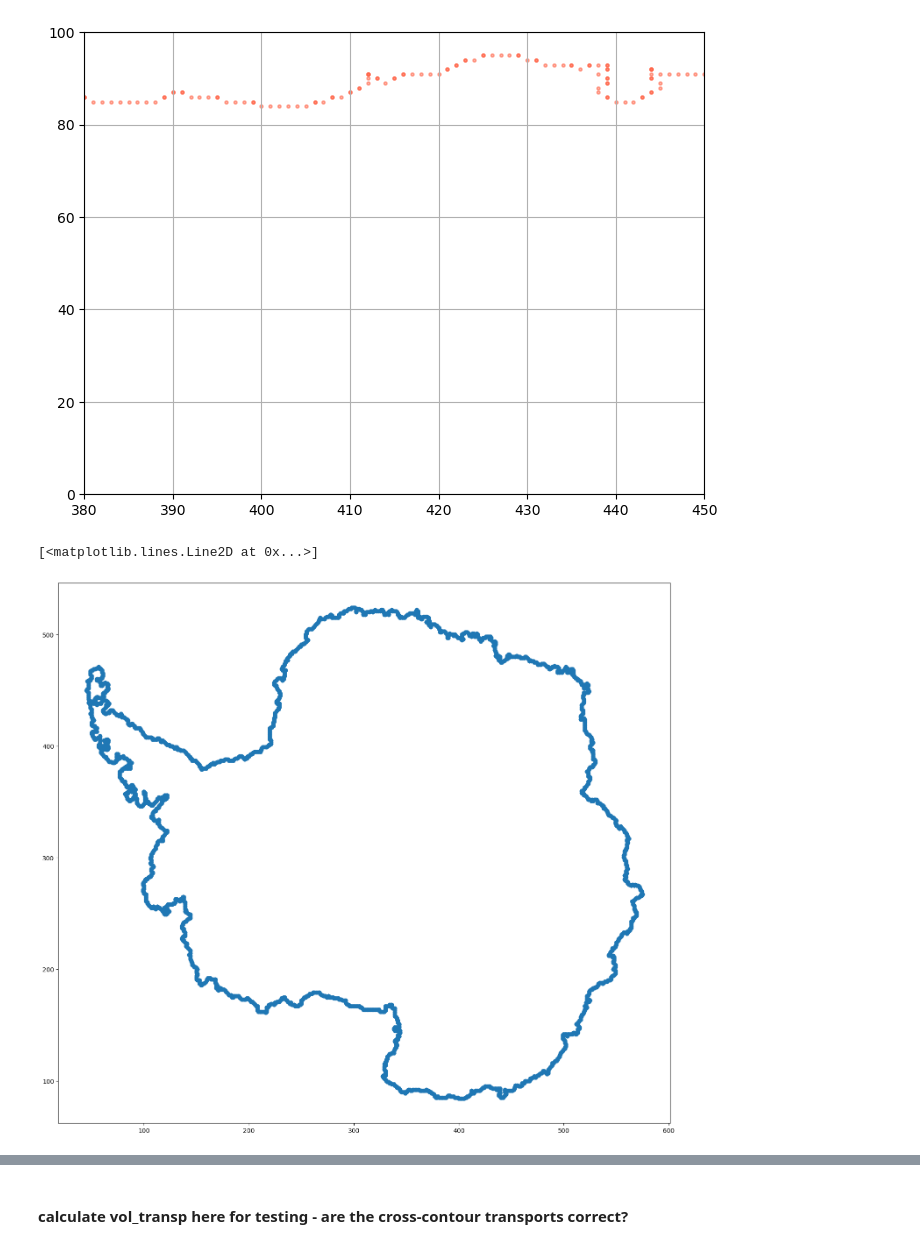
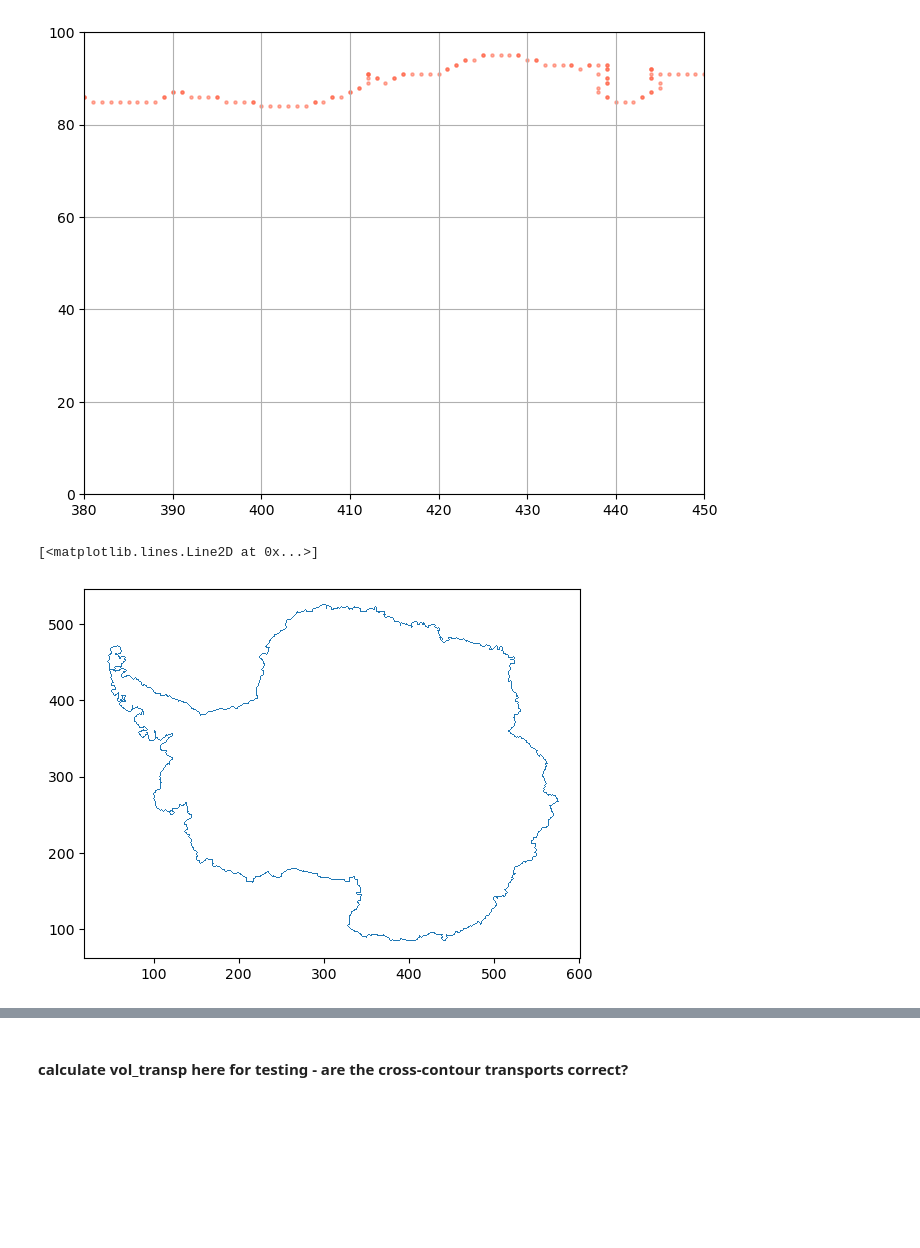
Before and after one commit to fabiobdias/waom_notebook, a Jupyter notebook: OHB_shelf/Cross-CF/WAOM10_Extract_CF_contour.ipynb, the cells around one changed output, grey strips where cells are left out. Cells and saved outputs as stored; diff of their text form; code cells hidden in the pictures; blank space fills up the shorter version.

```diff
--- a/OHB_shelf/Cross-CF/WAOM10_Extract_CF_contour.ipynb
+++ b/OHB_shelf/Cross-CF/WAOM10_Extract_CF_contour.ipynb
@@ -139,19 +139,19 @@ x_contour = x_contour[xi:xf]
 y_contour = y_contour[xi:xf]
 # %%
 
-fig = plt.figure(figsize = (18, 16))
+# fig = plt.figure(figsize = (18, 16))
 
 # plt.scatter(x_contour, y_contour, s=5, alpha=0.5, color='k');#tomato');
-plt.plot(x_contour, y_contour,'o')
+plt.plot(x_contour, y_contour,',')
 # plt.ylim(350,520)
 # plt.xlim(0,100)
 # plt.xlim(300,450)
 # plt.ylim(50,100)
 # plt.xlim(260,410)
 # plt.ylim(65,150)
 # %% [output]
 [<matplotlib.lines.Line2D at 0x...>]
-[figure, old version]
+[figure, new version]
 # %%
 # save x_contour, y_contour
 
```
Also changed, not shown: parts of 47 cells of this notebook, 23 other files.
